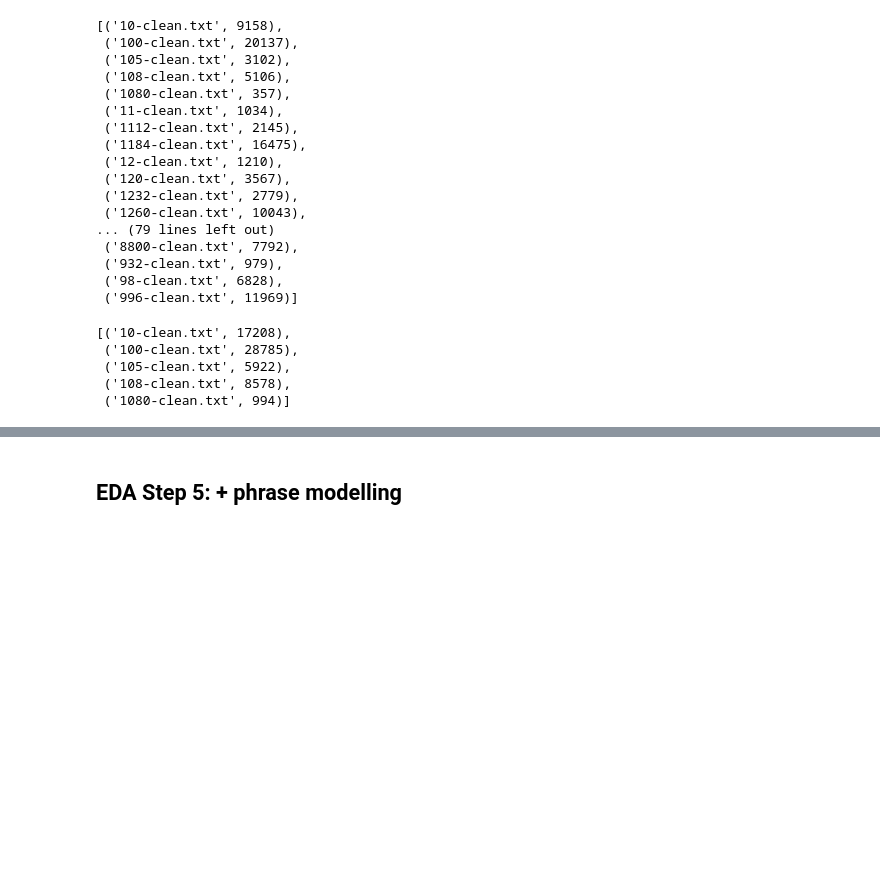
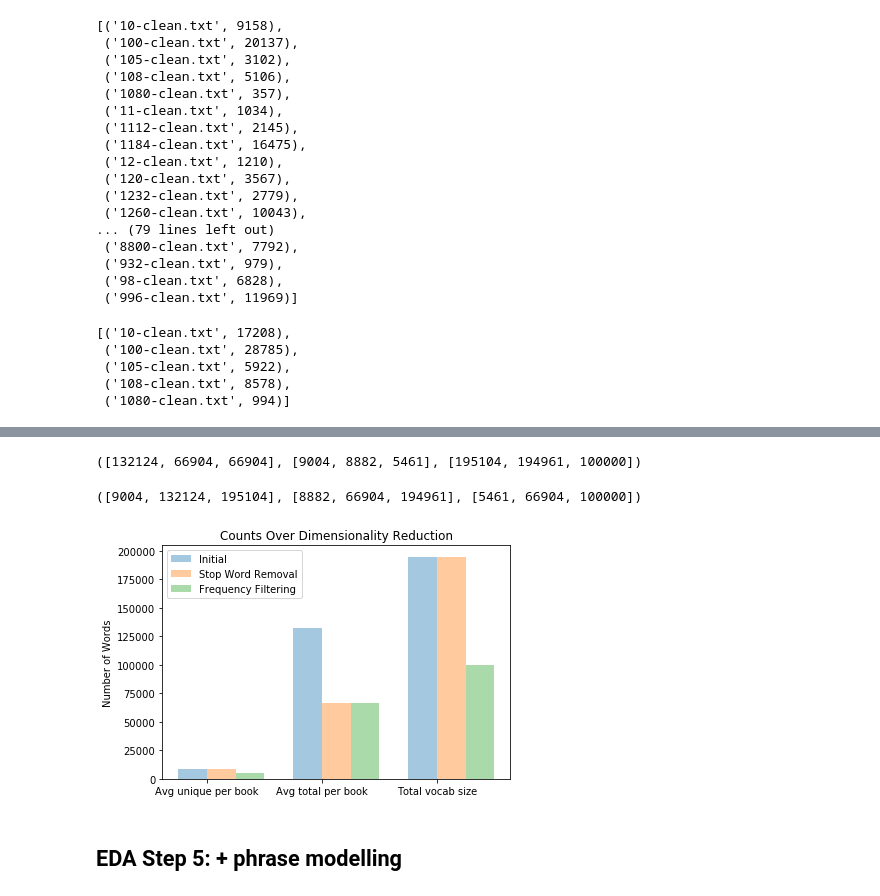
Before and after one commit to RBrynsvold/Capstone, a Jupyter notebook: notebooks/gensim_eda_run_on_ec2.ipynb, the cells around one changed output, grey strips where cells are left out. Drawn from its saved outputs; the diff is of its cells as text; code cells hidden in the pictures; blank space fills up the shorter version.

```diff
--- a/notebooks/gensim_eda_run_on_ec2.ipynb
+++ b/notebooks/gensim_eda_run_on_ec2.ipynb
@@ -812,0 +836,14 @@ save_stuff('frequency_filtered', dictionary4, corpus4, model=None)
+# %%
+avg_num_tokens_lst = [avg_num_tokens1, avg_num_tokens2, avg_num_tokens4]
+avg_unique_toks_lst =  [avg_unique_toks1, avg_unique_toks2, avg_unique_toks4]
+vocab_size_lst =[dictionary_length1, dictionary_length2, dictionary_length4]
+avg_num_tokens_lst, avg_unique_toks_lst, vocab_size_lst
+# %% [output]
+([132124, 66904, 66904], [9004, 8882, 5461], [195104, 194961, 100000])
+# %%
+tokenized_lst = [avg_unique_toks1, avg_num_tokens1, dictionary_length1]
+stop_words_removed_lst =  [avg_unique_toks2, avg_num_tokens2, dictionary_length2]
+frequency_filtered_lst =[avg_unique_toks4, avg_num_tokens4, dictionary_length4]
+tokenized_lst, stop_words_removed_lst, frequency_filtered_lst
+# %% [output]
+([9004, 132124, 195104], [8882, 66904, 194961], [5461, 66904, 100000])
@@ -813,3 +853,51 @@ save_stuff('frequency_filtered', dictionary4, corpus4, model=None)
+# %%
+n_groups = 3
+pos = list(range(n_groups))
+
+dim_red_1 = tokenized_lst
+
+dim_red_2 = stop_words_removed_lst
+
+dim_red_3 = frequency_filtered_lst
+
+
+fig, ax = plt.subplots()
+
+pos = list(range(n_groups))
+bar_width = 0.25
+
+opacity = 0.4
+error_config = {'ecolor': '0.3'}
+
+rects1 = plt.bar(pos,
+                 dim_red_1, bar_width,
+                 alpha=opacity,
+                 #color='b',
+                 label='Initial')
+
+rects2 = plt.bar([p + bar_width for p in pos],
+                 dim_red_2, bar_width,
+                 alpha=opacity,
+                 #color='b',
+                 label='Stop Word Removal')
+
+rects3 = plt.bar([p + bar_width*2 for p in pos],
+                 dim_red_3, bar_width,
+                 alpha=opacity,
+                 #color='b',
+                 label= 'Frequency Filtering')
+
+#plt.xlabel('Group')
+plt.ylabel('Number of Words')
+plt.title('Counts Over Dimensionality Reduction')
+plt.xticks(index + bar_width / 2, ('Avg unique per book', \
+                        'Avg total per book', 'Total vocab size'))
+plt.legend()
+
+plt.tight_layout()
+plt.show()
+# %% [output]
+[figure, added]
 # %% [markdown]
 ## EDA Step 5: + phrase modelling
 # %%
```
Also changed, not shown: parts of 14 cells of this notebook.
